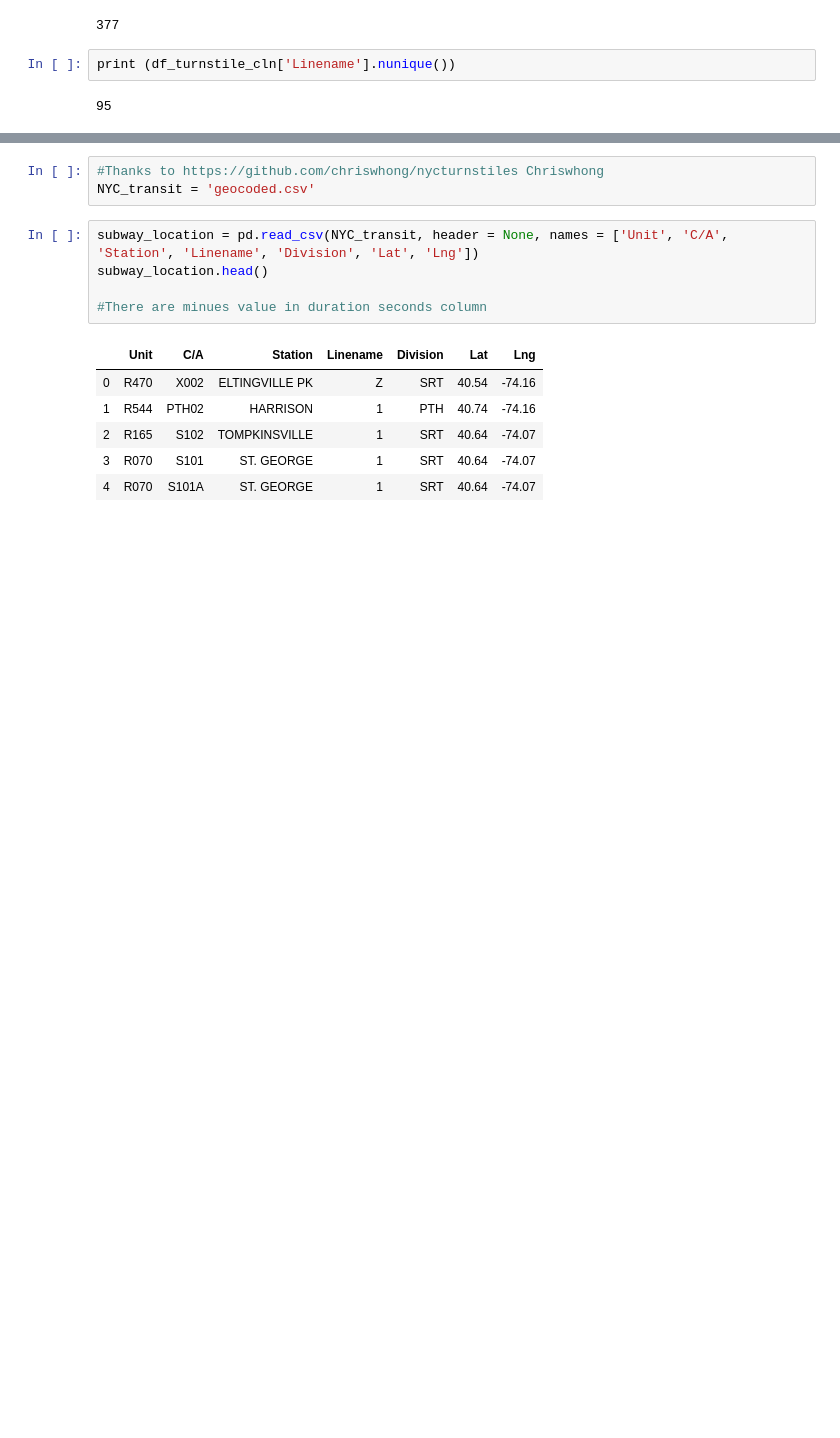
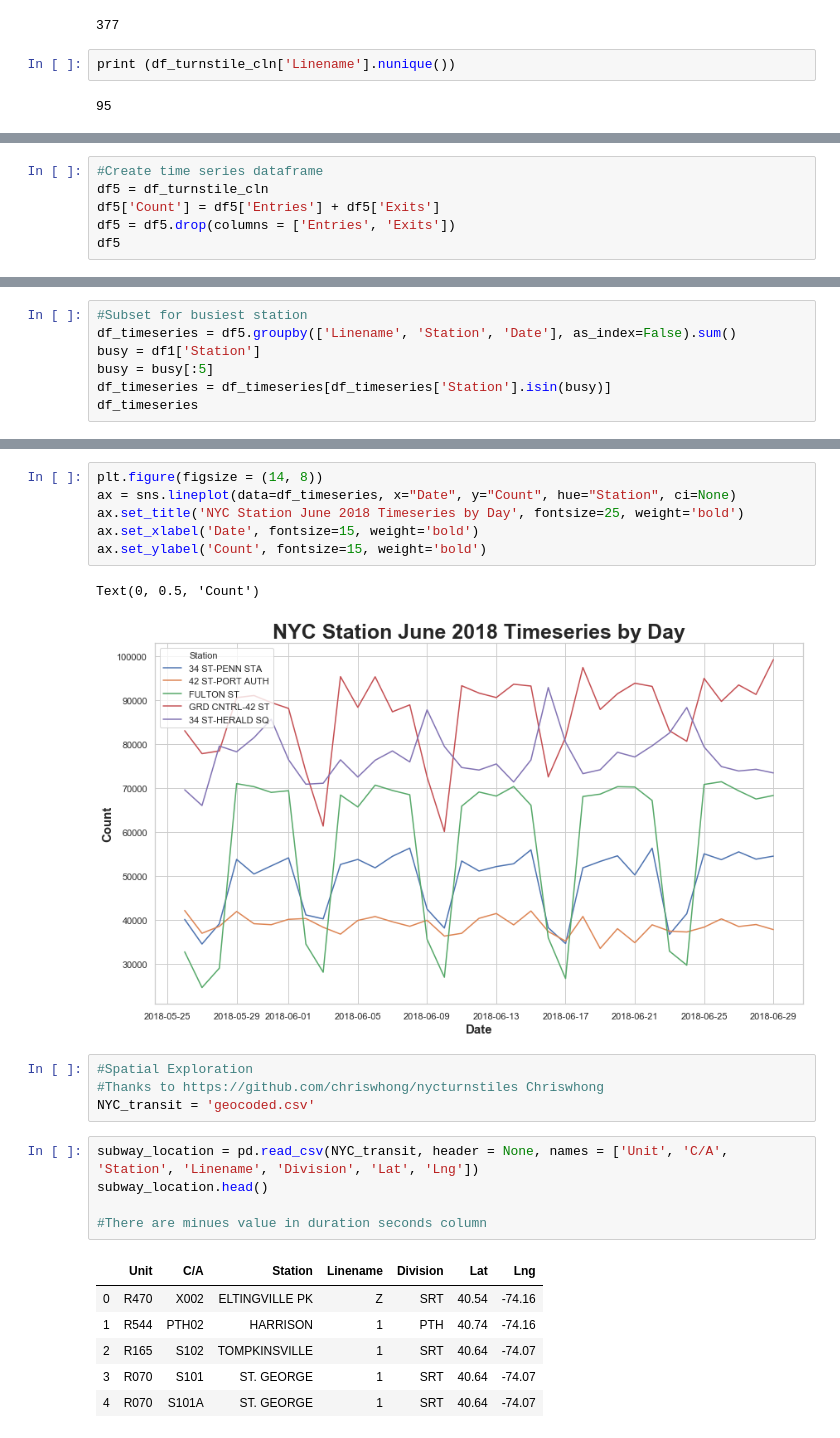
Before and after one commit to Suryantoyoga/NewYorkMTA, a Jupyter notebook: NewYorkMTAEDA.ipynb, the cells around one changed output, grey strips where cells are left out. Cells and saved outputs as stored; diff of their text form; blank space fills up the shorter version.

Commit message:
Add barchart and time series

```diff
--- a/NewYorkMTAEDA.ipynb
+++ b/NewYorkMTAEDA.ipynb
@@ -259,0 +312,6 @@ df_line_stn_exits.head(11)
+# %%
+#Create time series dataframe
+df5 = df_turnstile_cln
+df5['Count'] = df5['Entries'] + df5['Exits']
+df5 = df5.drop(columns = ['Entries', 'Exits'])
+df5
@@ -259,0 +337,7 @@ df_line_stn_exits.head(11)
+# %%
+#Subset for busiest station
+df_timeseries = df5.groupby(['Linename', 'Station', 'Date'], as_index=False).sum()
+busy = df1['Station']
+busy = busy[:5]
+df_timeseries = df_timeseries[df_timeseries['Station'].isin(busy)]
+df_timeseries
@@ -260,4 +358,14 @@ df_line_stn_exits.head(11)
+# %%
+plt.figure(figsize = (14, 8))
+ax = sns.lineplot(data=df_timeseries, x="Date", y="Count", hue="Station", ci=None)
+ax.set_title('NYC Station June 2018 Timeseries by Day', fontsize=25, weight='bold')
+ax.set_xlabel('Date', fontsize=15, weight='bold')
+ax.set_ylabel('Count', fontsize=15, weight='bold')
+# %% [output]
+Text(0, 0.5, 'Count')
+[figure, added]
 # %%
+#Spatial Exploration
 #Thanks to https://github.com/chriswhong/nycturnstiles Chriswhong
 NYC_transit = 'geocoded.csv'
 # %%
```
Also changed, not shown: parts of 10 cells of this notebook.
